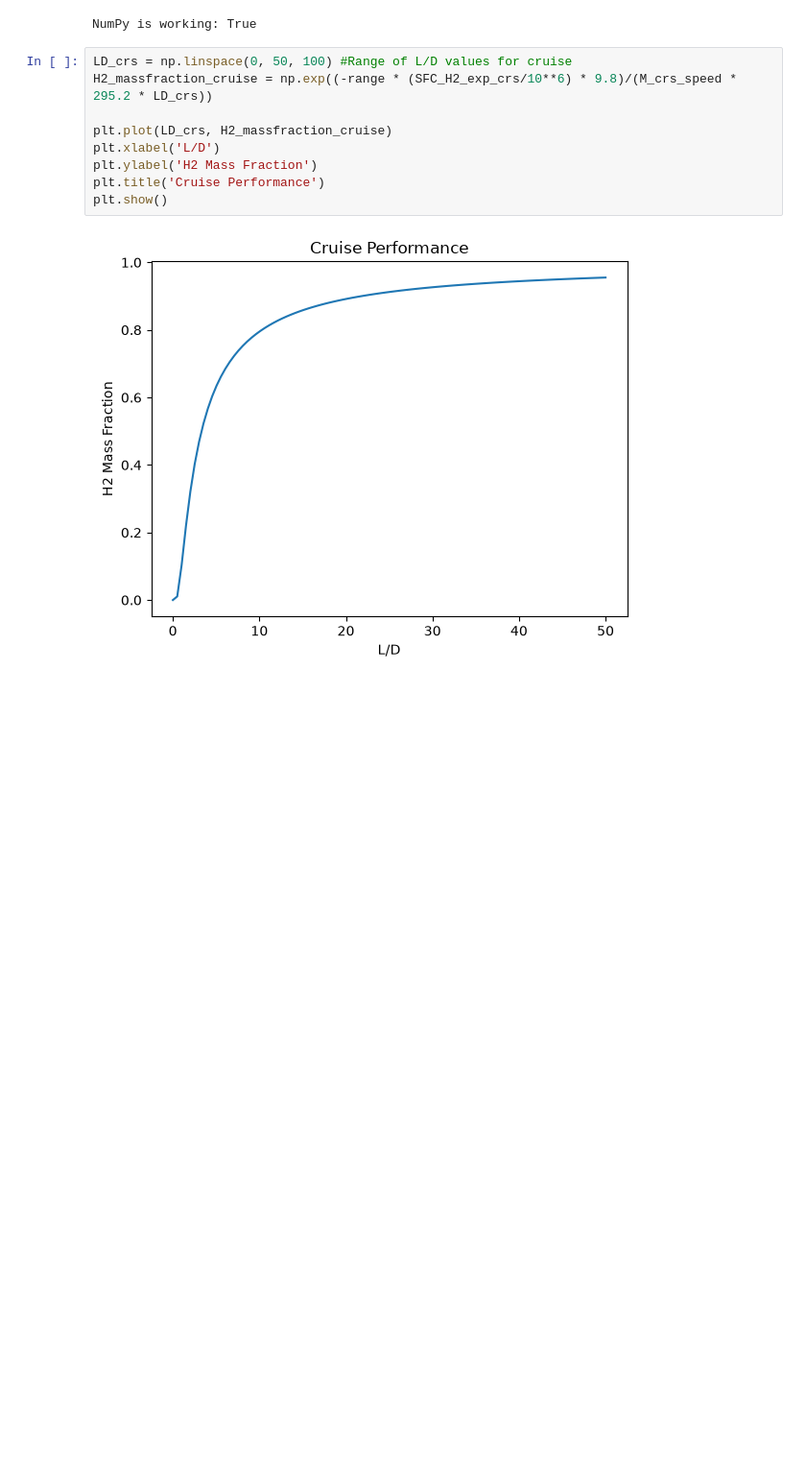
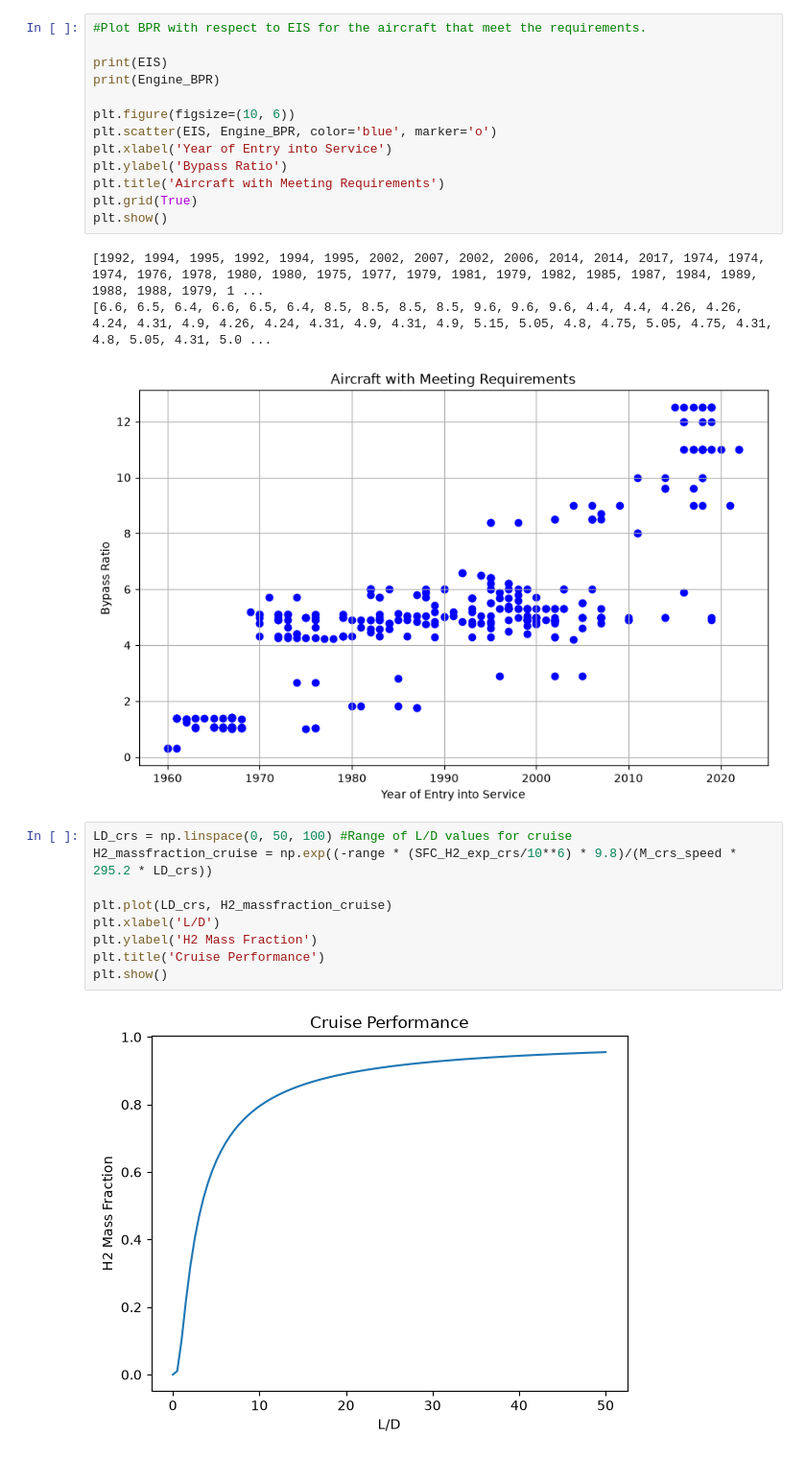
Before and after one commit to astromzZ/MMS236-Aircraft-design-project, a Jupyter notebook: calculations.ipynb, the cells around one changed output. Shown at 96% size. Saved outputs shown, nothing was run; the diff lists cells and outputs as text; blank space fills up the shorter version.

```diff
--- a/calculations.ipynb
+++ b/calculations.ipynb
@@ -327,6 +391,20 @@ Cruise FL250:
 # %%
+#Plot BPR with respect to EIS for the aircraft that meet the requirements.
+
+print(EIS)
+print(Engine_BPR)
+
+plt.figure(figsize=(10, 6))
+plt.scatter(EIS, Engine_BPR, color='blue', marker='o')
+plt.xlabel('Year of Entry into Service')
+plt.ylabel('Bypass Ratio')
+plt.title('Aircraft with Meeting Requirements')
+plt.grid(True)
+plt.show()
 # %% [output]
-NumPy is working: True
+[1992, 1994, 1995, 1992, 1994, 1995, 2002, 2007, 2002, 2006, 2014, 2014, 2017, 1974, 1974, 1974, 1976, 1978, 1980, 1980, 1975, 1977, 1979, 1981, 1979, 1982, 1985, 1987, 1984, 1989, 1988, 1988, 1979, 1 ...
+[6.6, 6.5, 6.4, 6.6, 6.5, 6.4, 8.5, 8.5, 8.5, 8.5, 9.6, 9.6, 9.6, 4.4, 4.4, 4.26, 4.26, 4.24, 4.31, 4.9, 4.26, 4.24, 4.31, 4.9, 4.31, 4.9, 5.15, 5.05, 4.8, 4.75, 5.05, 4.75, 4.31, 4.8, 5.05, 4.31, 5.0 ...
+[figure, added]
 # %%
 LD_crs = np.linspace(0, 50, 100) #Range of L/D values for cruise
 H2_massfraction_cruise = np.exp((-range * (SFC_H2_exp_crs/10**6) * 9.8)/(M_crs_speed * 295.2 * LD_crs))
```
Also changed, not shown: parts of 4 cells of this notebook, 1 other file.
